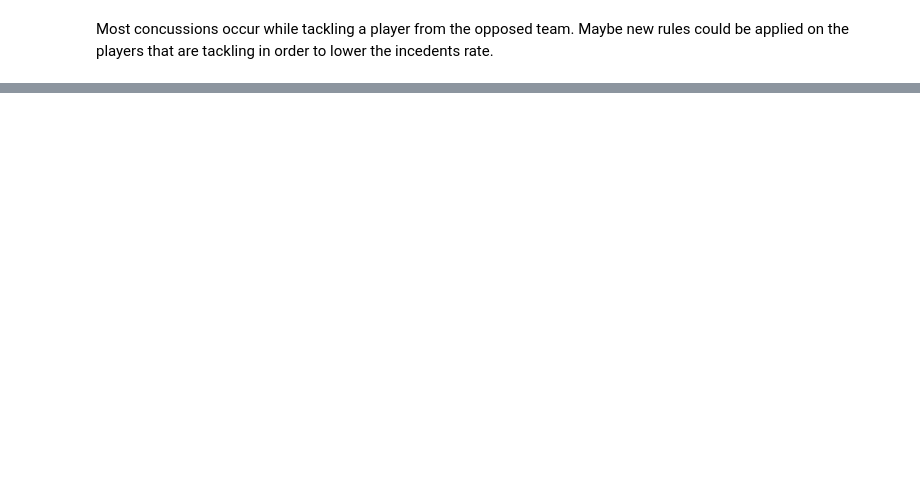
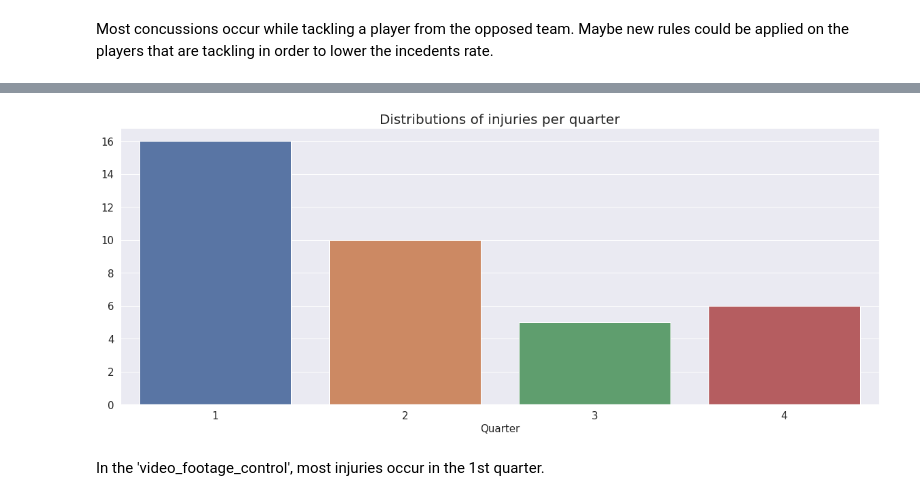
Before and after one commit to CJL89/NFL-Punt-Analysis, a Jupyter notebook: NFL_Punt_Analysis.ipynb, the cells around one changed output, grey strips where cells are left out. Saved outputs shown, nothing was run; the diff lists cells and outputs as text; code cells hidden in the pictures; blank space fills up the shorter version.

Commit message:
Analizing video_footage

```diff
--- a/NFL_Punt_Analysis.ipynb
+++ b/NFL_Punt_Analysis.ipynb
@@ -452,0 +458,4 @@ Most concussions occur while tackling a player from the opposed team. Maybe new
+# %%
+video_footage_control = pd.read_csv('../input/video_footage-control.csv')
+print(video_footage_control.shape)
+video_footage_control.head()
@@ -452,0 +506,15 @@ Most concussions occur while tackling a player from the opposed team. Maybe new
+# %%
+plt.figure(figsize=(20, 7.5))
+
+_ = sns.countplot(video_footage_control['Qtr'])
+plt.title('Distributions of injuries per quarter', fontsize=20)
+plt.xlabel('Quarter', fontsize=15)
+plt.ylabel('')
+plt.xticks(fontsize=15)
+plt.yticks(fontsize=15)
+
+plt.show()
+# %% [output]
+[figure, added]
+# %% [markdown]
+In the 'video_footage_control', most injuries occur in the 1st quarter.
```
Also changed, not shown: parts of 9 cells of this notebook.
